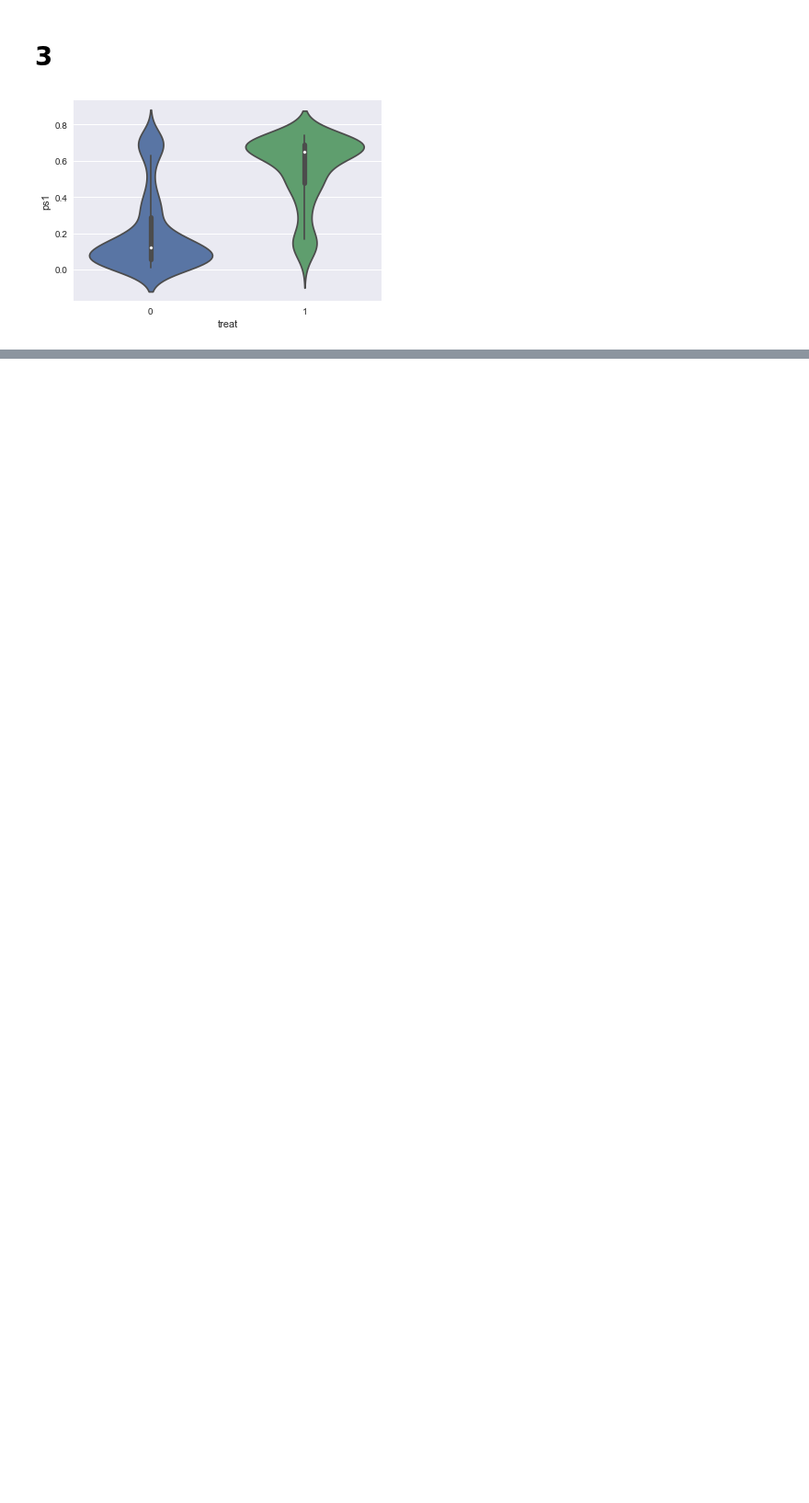
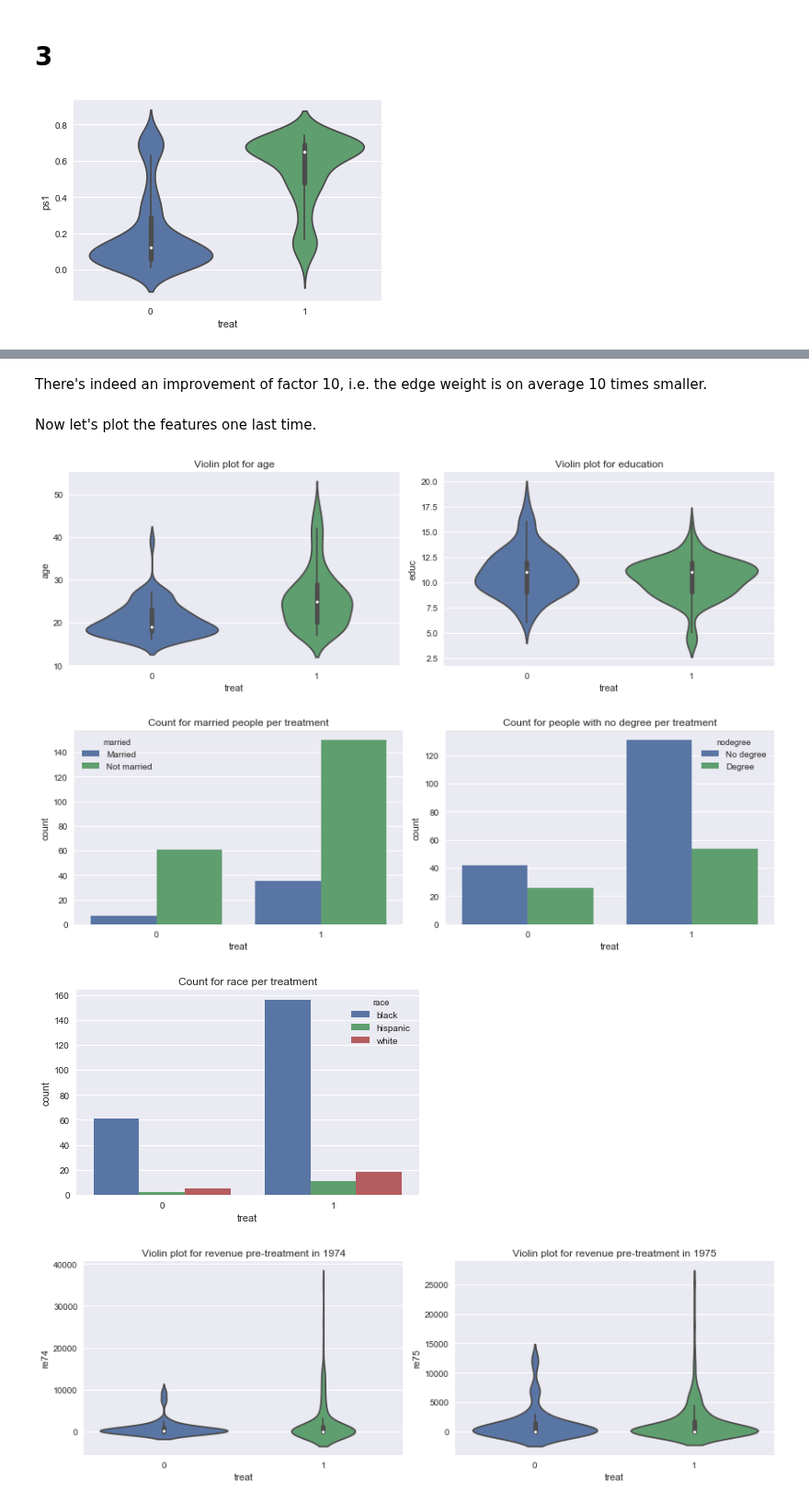
Before and after one commit to raphaelBarman/ADA-dh, a Jupyter notebook: 04 - Applied ML/Homework 4.ipynb, the cells around one changed output, grey strips where cells are left out. Shown at 92% size. Saved outputs shown, nothing was run; the diff lists cells and outputs as text; code cells hidden in the pictures; blank space fills up the shorter version.

```diff
--- a/04 - Applied ML/Homework 4.ipynb
+++ b/04 - Applied ML/Homework 4.ipynb
@@ -329,0 +329,26 @@ plt.tight_layout();
+# %%
+from scipy.special import logit
+from sklearn.utils import shuffle
+
+def refined_match(data, propensity, seed=1):
+    np.random.seed(seed)
+
+    caliper = 0.2 * logit(propensity).std()
+    data_internal = data.copy()
+    data_internal['propensity'] = propensity
+    treated = data_internal[data_internal['treat'] == 1]
+    not_treated = data_internal[data_internal['treat'] == 0]
+
+    matched = treated.copy()
+    sum_ = 0
+    for idx, propensity in treated['propensity'].iteritems():
+        distance = (propensity - not_treated['propensity']).abs()
+        min_index = distance.argmin()
+        min_dist = distance.loc[min_index]
+        re75_difference = np.abs(matched.loc[idx]['age'] - not_treated.loc[min_index]['age'])
+        if (min_dist < caliper) and (re75_difference < 3):
+            sum_ += min_dist
+            matched.loc[len(matched)] = not_treated.loc[min_index]
+            not_treated.drop(min_index)
+    sum_ /= len(matched)
+    return matched, sum_
@@ -329,0 +359,4 @@ plt.tight_layout();
+# %%
+propensity = compute_propensity(df)
+finely_matched, accuracy = refined_match(df, propensity)
+accuracy
@@ -329,0 +365,11 @@ plt.tight_layout();
+# %% [markdown]
+There's indeed an improvement of factor 10, i.e. the edge weight is on average 10 times smaller.
+# %% [markdown]
+Now let's plot the features one last time.
+# %%
+plot_observed_covariates(finely_matched)
+# %% [output]
+[figure, added]
+[figure, added]
+[figure, added]
+[figure, added]
```
Also changed, not shown: parts of 51 cells of this notebook.
